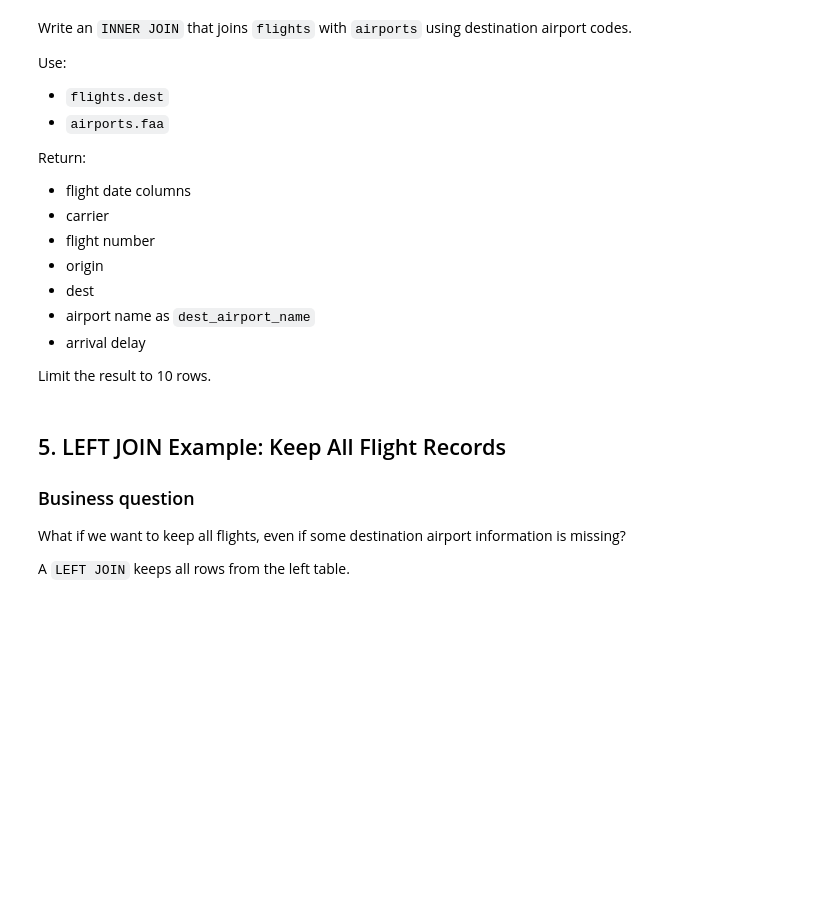
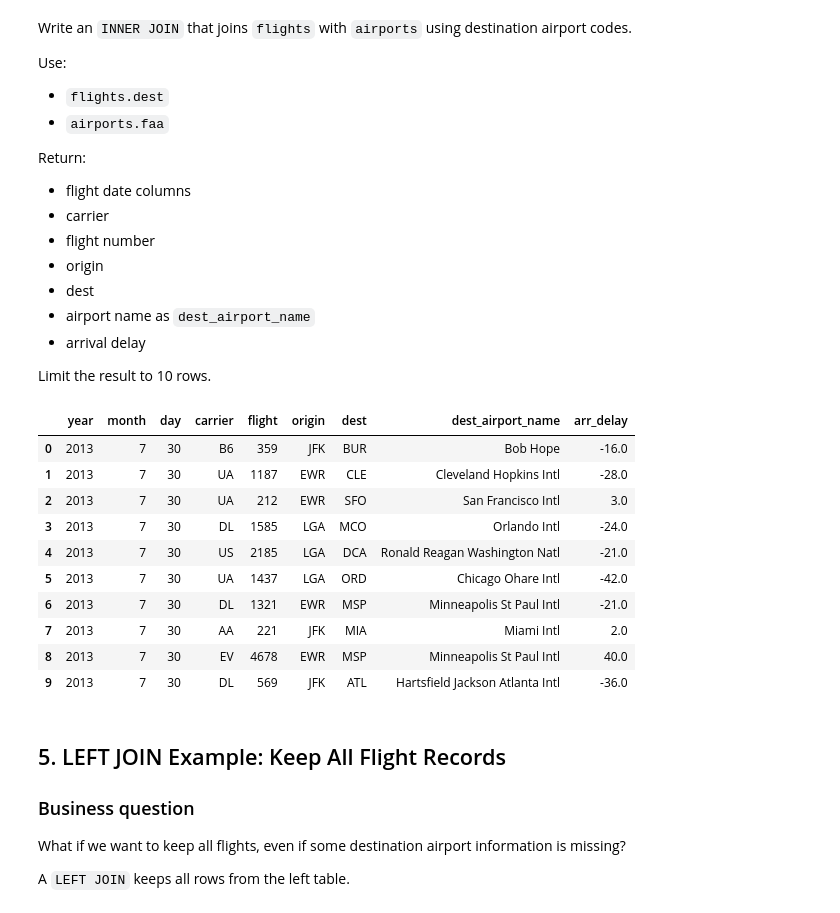
Before and after one commit to DuzyCzerwony/ban6003-week-09-10-sql-abt-template, a Jupyter notebook: notebooks/module10_sql_joins_abt_guided_lab.ipynb, the cells around one changed output. Saved outputs shown, nothing was run; the diff lists cells and outputs as text; code cells hidden in the pictures; blank space fills up the shorter version.

Commit message:
Complete Module 10 SQL joins and ABT lab

```diff
--- a/notebooks/module10_sql_joins_abt_guided_lab.ipynb
+++ b/notebooks/module10_sql_joins_abt_guided_lab.ipynb
@@ -236,11 +257,36 @@ Limit the result to 10 rows.
 # %%
 # Your Turn 1
 
 query = '''
-
+SELECT
+    f.year,
+    f.month,
+    f.day,
+    f.carrier,
+    f.flight,
+    f.origin,
+    f.dest,
+    ap.name AS dest_airport_name,
+    f.arr_delay
+FROM flights AS f
+INNER JOIN airports AS ap
+    ON f.dest = ap.faa
+LIMIT 10;
 '''
 
 run_query(query, engine)
+# %% [output]
+|  | year | month | day | carrier | flight | origin | dest | dest_airport_name | arr_delay |
+| 0 | 2013 | 7 | 30 | B6 | 359 | JFK | BUR | Bob Hope | -16.0 |
+| 1 | 2013 | 7 | 30 | UA | 1187 | EWR | CLE | Cleveland Hopkins Intl | -28.0 |
+| 2 | 2013 | 7 | 30 | UA | 212 | EWR | SFO | San Francisco Intl | 3.0 |
+| 3 | 2013 | 7 | 30 | DL | 1585 | LGA | MCO | Orlando Intl | -24.0 |
+| 4 | 2013 | 7 | 30 | US | 2185 | LGA | DCA | Ronald Reagan Washington Natl | -21.0 |
+| 5 | 2013 | 7 | 30 | UA | 1437 | LGA | ORD | Chicago Ohare Intl | -42.0 |
+| 6 | 2013 | 7 | 30 | DL | 1321 | EWR | MSP | Minneapolis St Paul Intl | -21.0 |
+| 7 | 2013 | 7 | 30 | AA | 221 | JFK | MIA | Miami Intl | 2.0 |
+| 8 | 2013 | 7 | 30 | EV | 4678 | EWR | MSP | Minneapolis St Paul Intl | 40.0 |
+| 9 | 2013 | 7 | 30 | DL | 569 | JFK | ATL | Hartsfield Jackson Atlanta Intl | -36.0 |
 # %% [markdown]
 ## 5. LEFT JOIN Example: Keep All Flight Records
 
```
Also changed, not shown: parts of 39 cells of this notebook, 5 other files.
